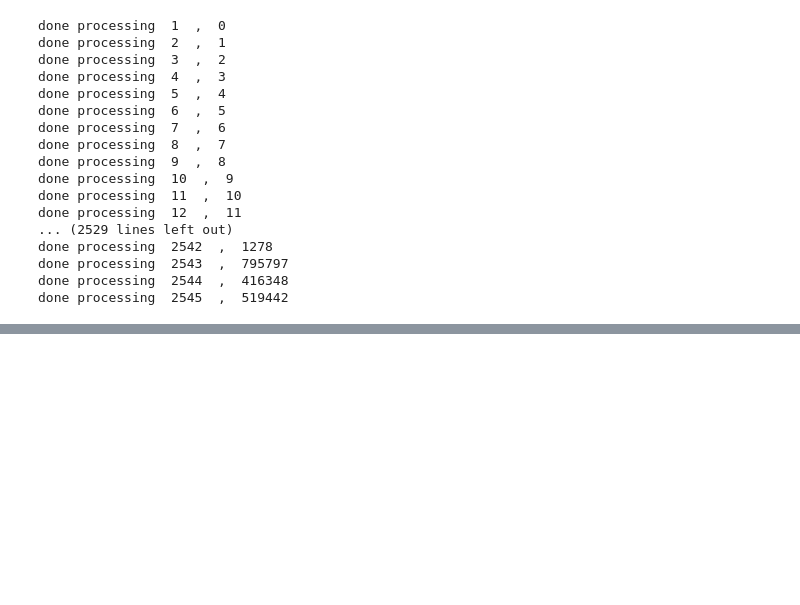
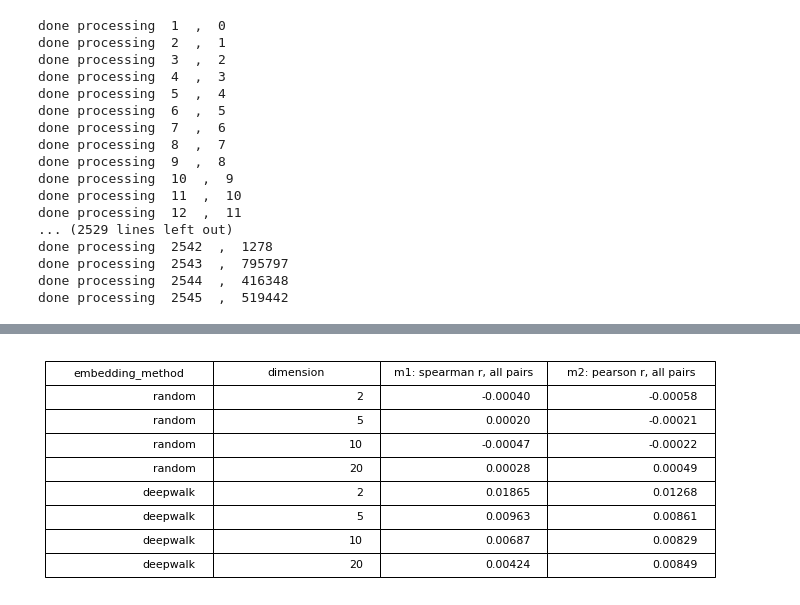
Before and after one commit to AntonVopilov/phylogeny_embeddings, a Jupyter notebook: EmbeddingsTestBed.ipynb, the cells around one changed output, grey strips where cells are left out. Drawn from its saved outputs; the diff is of its cells as text; code cells hidden in the pictures; blank space fills up the shorter version.

Commit message:
added deepwalk embeddings

```diff
--- a/EmbeddingsTestBed.ipynb
+++ b/EmbeddingsTestBed.ipynb
@@ -129,5 +132,5 @@ with open('superfam_all_bacteria_and_archaea_all_tree_pairwise_distances.txt', '
 # %%
-# 6: define comparison pairs of edges and order to use for all metrics
+# 6a: define comparison pairs of edges and order to use for all metrics - all node pairs
 comparison_all_node_pairs_dict = dict()
 counter = 0
 for node1 in tree.find_clades():
@@ -138,6 +141,6 @@ for node1 in tree.find_clades():
     #print("finished for node ", str(counter))
     counter += 1
 
-comparison_all_node_pairs_list = comparison_all_node_pairs_dict.keys()
+comparison_all_node_pairs_list = list(comparison_all_node_pairs_dict.keys())
 print(len(comparison_all_node_pairs_list))
 # %% [output]
@@ -158,9 +249,8 @@ for d in [2, 5, 10, 20]:
     for node in tree.find_clades():
         random_embeddings[d][node.name] = np.random.uniform(-1,1,d)
 # %%
-# 9: get lists of euclidean distances for random embeddings for comparsion order
+# 9: get lists of euclidean distances for random embeddings for comparsion order - do for all node pairs
 
-d = 2
 random_embeddings_euclidean_distance_dict = dict()
 
 for d in [2, 5, 10, 20]:
@@ -173,8 +289,10 @@ for d in [2, 5, 10, 20]:
 # %%
-# 10: generate metrics
+# 11: generate metrics for random
 from scipy.stats import spearmanr
+from scipy.stats import pearsonr
 metrics_table = []
-metrics_header = ["embedding_method", "dimension", "spearman r, all pairs"]
+metrics_header = ["embedding_method", "dimension", "m1: spearman r, all pairs", "m2: pearson r, all pairs"]
 for d in [2, 5, 10, 20]:
     metrics_table.append(["random", str(d), \
-    '%.5f' % spearmanr(phylogenetic_distance_all_node_pairs_list, random_embeddings_euclidean_distance_dict[d])[0]])
+    '%.5f' % spearmanr(phylogenetic_distance_all_node_pairs_list, random_embeddings_euclidean_distance_dict[d])[0], \
+    '%.5f' % pearsonr(phylogenetic_distance_all_node_pairs_list, random_embeddings_euclidean_distance_dict[d])[0]])
@@ -187,0 +299,24 @@ print(metrics_table)
+# %%
+# 12: add metrics for deepwalk
+for d in [2, 5, 10, 20]:
+    metrics_table.append(["deepwalk", str(d), \
+    '%.5f' % spearmanr(phylogenetic_distance_all_node_pairs_list, deepwalk_embeddings_euclidean_distance_dict[d])[0], \
+    '%.5f' % pearsonr(phylogenetic_distance_all_node_pairs_list, deepwalk_embeddings_euclidean_distance_dict[d])[0]])
+# %%
+# Generate the table
+%matplotlib inline
+import matplotlib.pyplot as plt
+import numpy as np
+from matplotlib.pyplot import subplot
+from matplotlib.table import table
+
+#plt.figure(1, figsize=(20, 1))
+ax = subplot(111, frame_on=False)
+ax.xaxis.set_visible(False)
+ax.yaxis.set_visible(False)
+the_table = ax.table(cellText=metrics_table, colLabels=metrics_header, loc='center')
+the_table.set_fontsize(24)
+the_table.scale(2, 2)
+plt.show()
+# %% [output]
+[figure, added]
```
Also changed, not shown: parts of 8 cells of this notebook.
